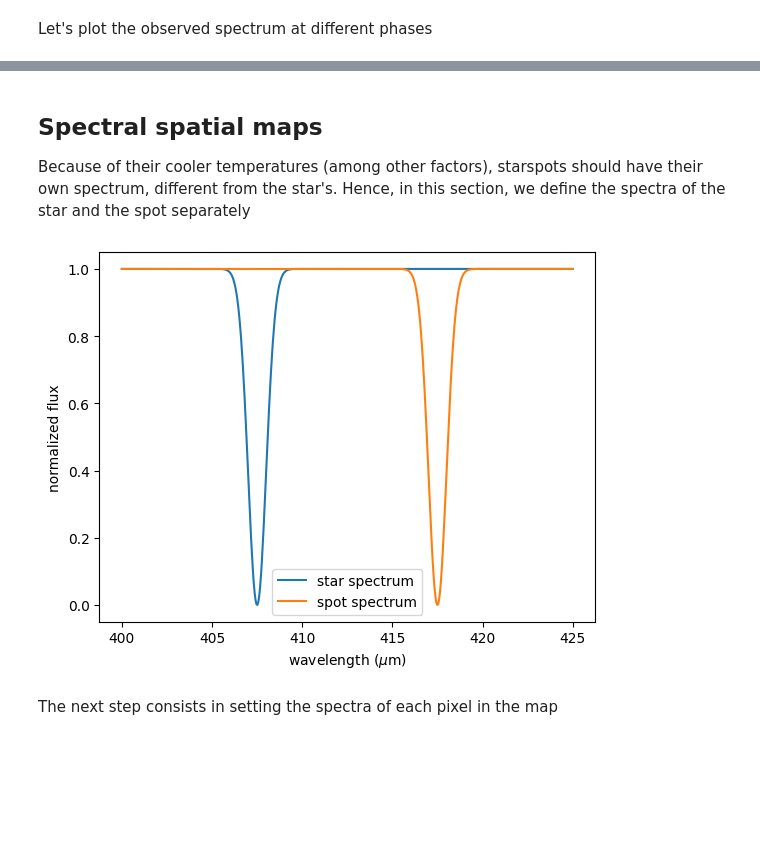
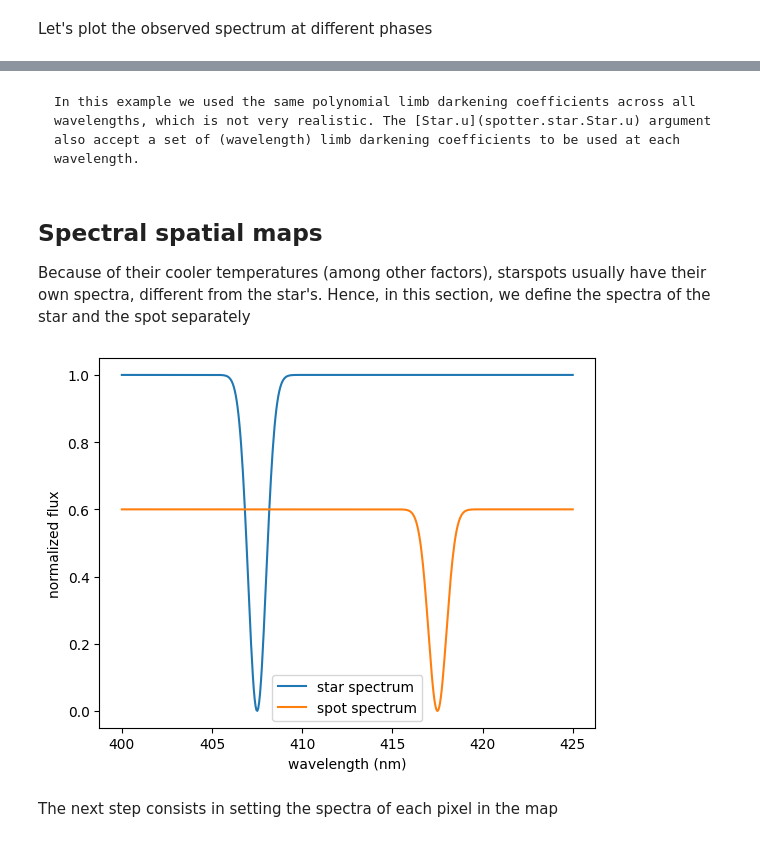
Before and after one commit to lgrcia/spotter, a Jupyter notebook: docs/notebooks/spectral.ipynb, the cells around one changed output, grey strips where cells are left out. Cells and saved outputs as stored; diff of their text form; code cells hidden in the pictures; blank space fills up the shorter version.

````diff
--- a/docs/notebooks/spectral.ipynb
+++ b/docs/notebooks/spectral.ipynb
@@ -85,19 +108,23 @@ for i, phase in enumerate(jnp.linspace(jnp.pi / 2, -jnp.pi / 2, n)):
+# %% [markdown]
+```{note}
+In this example we used the same polynomial limb darkening coefficients across all wavelengths, which is not very realistic. The [Star.u](spotter.star.Star.u) argument also accept a set of (wavelength) limb darkening coefficients to be used at each wavelength.
+```
 # %% [markdown]
 ## Spectral spatial maps
 
-Because of their cooler temperatures (among other factors), starspots should have their own spectrum, different from the star's. Hence, in this section, we define the spectra of the star and the spot separately
+Because of their cooler temperatures (among other factors), starspots usually have their own spectra, different from the star's. Hence, in this section, we define the spectra of the star and the spot separately
 # %%
 wv = jnp.linspace(400, 425, 500) * 1e-9
 star_spectrum = 1 - gaussian(wv, wv.mean() - 0.2 * jnp.ptp(wv), 0.5e-9)
-spot_spectrum = 1 - gaussian(wv, wv.mean() + 0.2 * jnp.ptp(wv), 0.5e-9)
+spot_spectrum = 0.6 * (1 - gaussian(wv, wv.mean() + 0.2 * jnp.ptp(wv), 0.5e-9))
 
 plt.plot(wv * 1e9, star_spectrum, label="star spectrum")
 plt.plot(wv * 1e9, spot_spectrum, label="spot spectrum")
 plt.legend()
-plt.xlabel("wavelength ($\mu$m)")
+plt.xlabel("wavelength (nm)")
 _ = plt.ylabel("normalized flux")
 # %% [output]
-[figure, old version]
+[figure, new version]
 # %% [markdown]
 The next step consists in setting the spectra of each pixel in the map
 # %%
````
Also changed, not shown: parts of 20 cells of this notebook, 8 other files.
